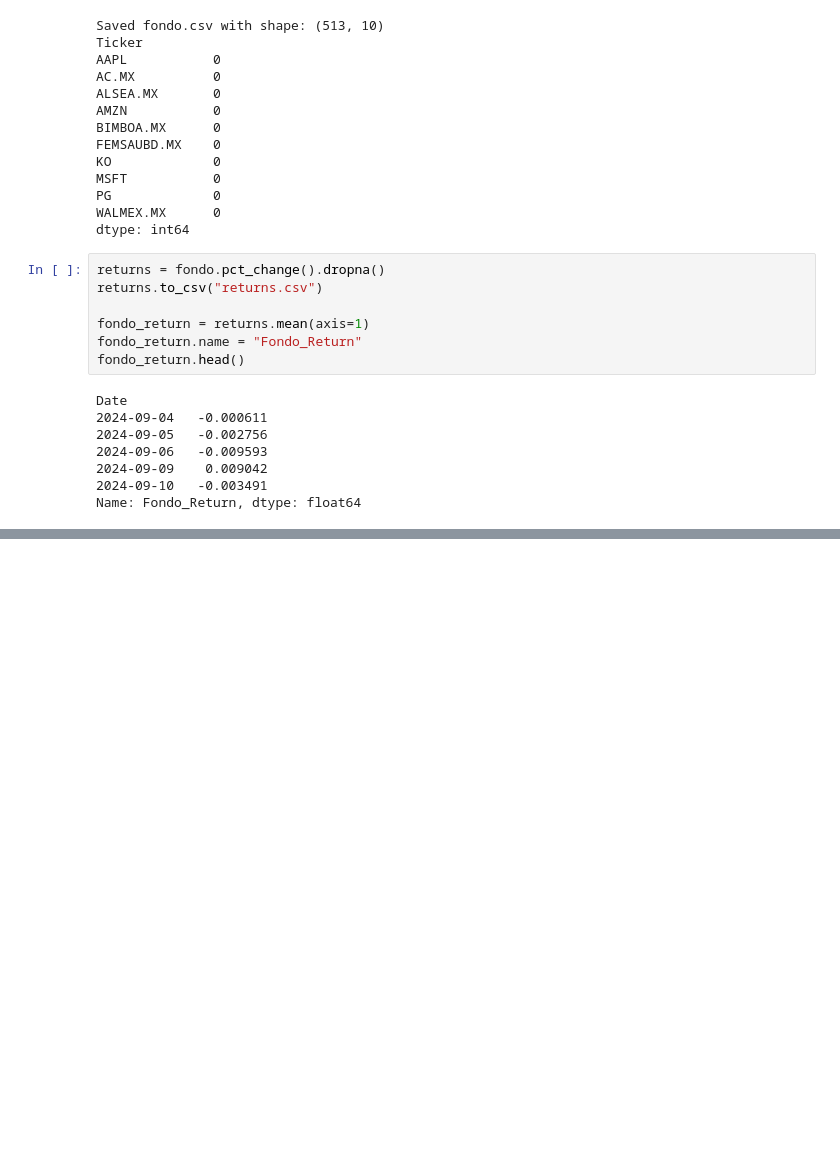
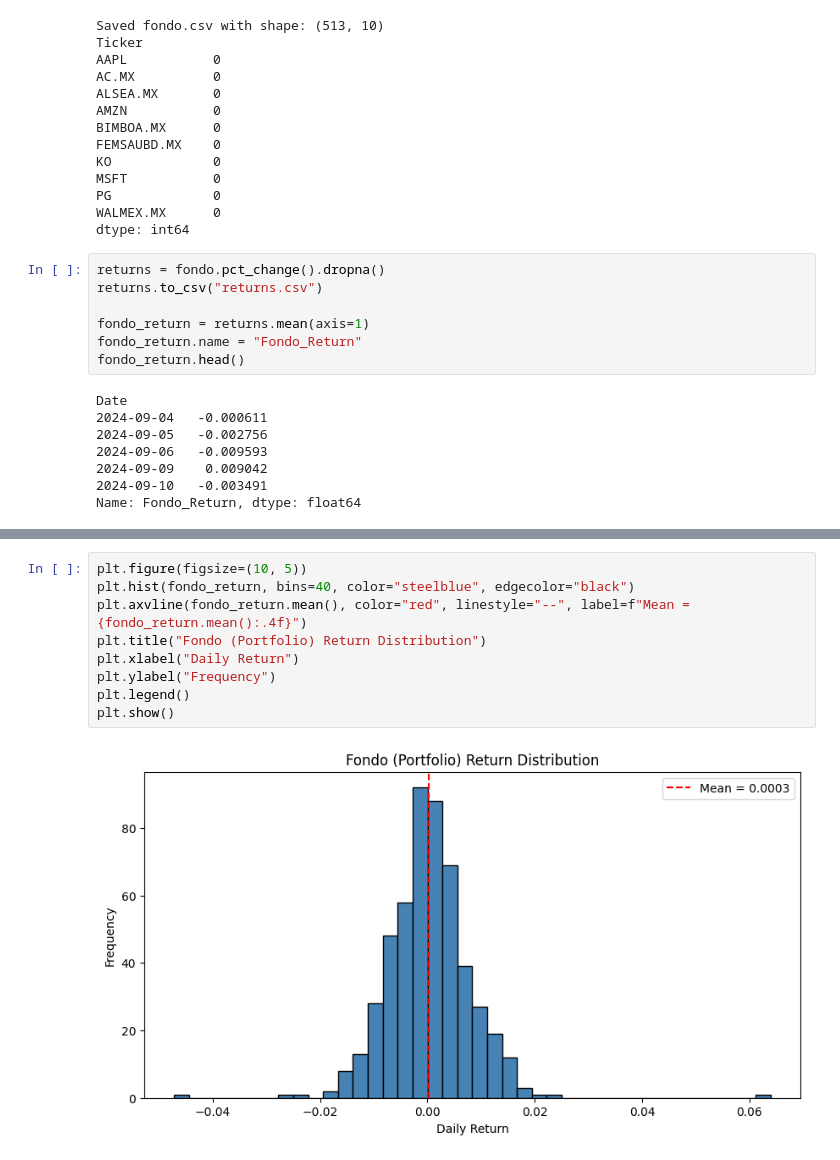
Before and after one commit to a00841144/Algorithms_Course_Repository_K, a Jupyter notebook: exercises/TEAMEVIDENCE_1.ipynb, the cells around one changed output, grey strips where cells are left out. Drawn from its saved outputs; the diff is of its cells as text; blank space fills up the shorter version.

```diff
--- a/exercises/TEAMEVIDENCE_1.ipynb
+++ b/exercises/TEAMEVIDENCE_1.ipynb
@@ -104,0 +204,11 @@ macro_returns_lagged.head()
+# %%
+plt.figure(figsize=(10, 5))
+plt.hist(fondo_return, bins=40, color="steelblue", edgecolor="black")
+plt.axvline(fondo_return.mean(), color="red", linestyle="--", label=f"Mean = {fondo_return.mean():.4f}")
+plt.title("Fondo (Portfolio) Return Distribution")
+plt.xlabel("Daily Return")
+plt.ylabel("Frequency")
+plt.legend()
+plt.show()
+# %% [output]
+[figure, added]
```
Also changed, not shown: parts of 7 cells of this notebook, 4 other files.
